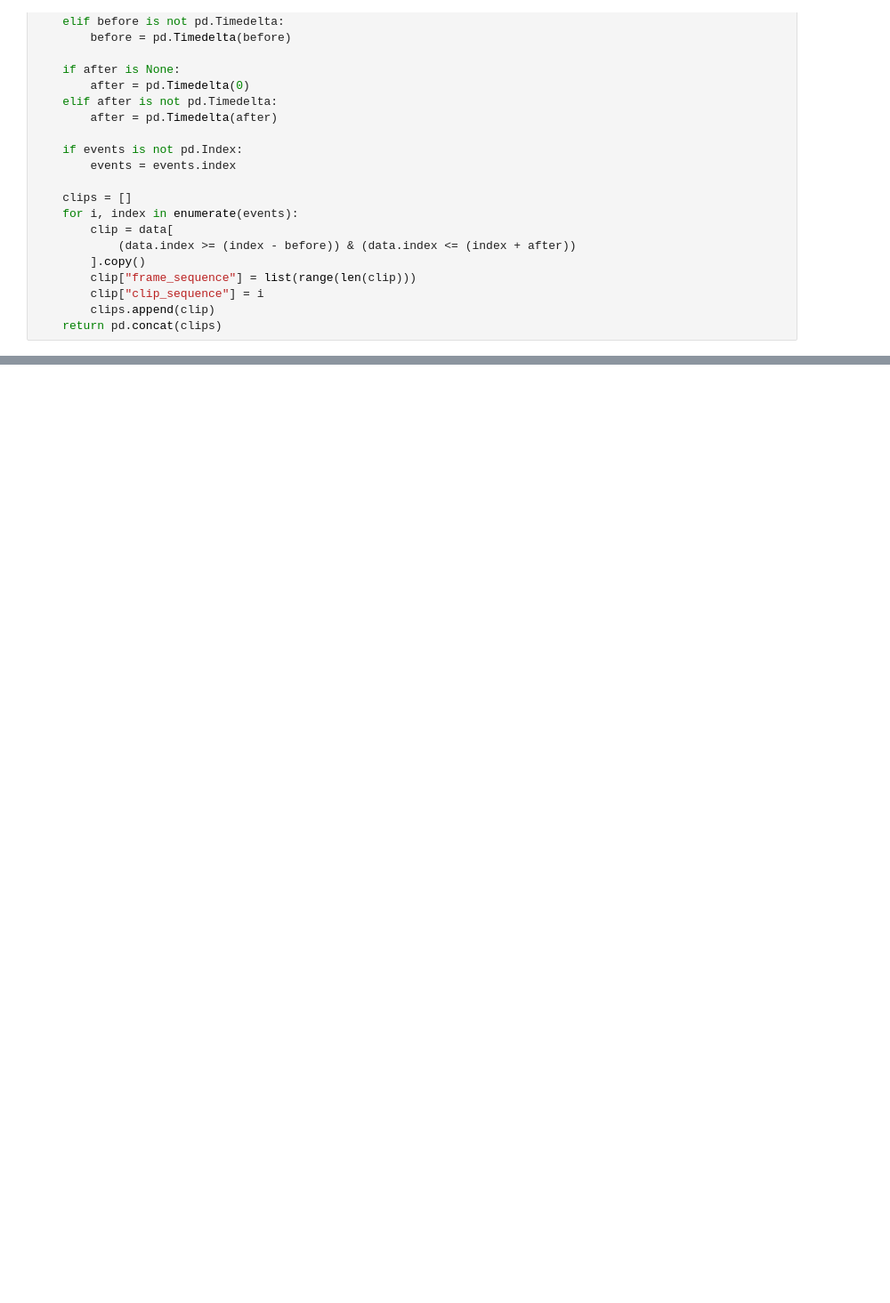
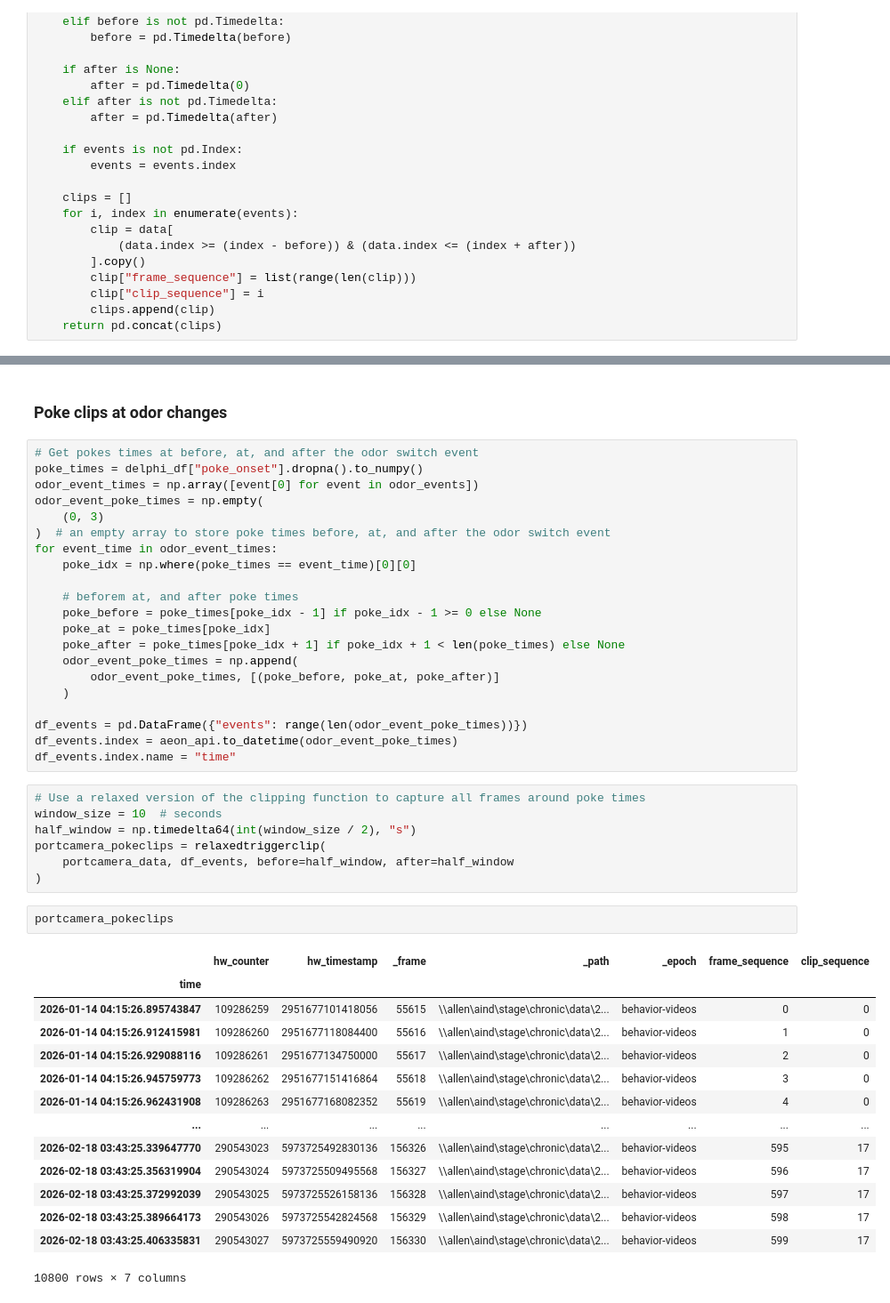
Before and after one commit to goatsofnaxos/Delphi, a Jupyter notebook: analysis/delphi_qc.ipynb, the cells around one changed output, grey strips where cells are left out. Shown at 89% size. Drawn from its saved outputs; the diff is of its cells as text; blank space fills up the shorter version.

```diff
--- a/analysis/delphi_qc.ipynb
+++ b/analysis/delphi_qc.ipynb
@@ -1319,3 +1209,50 @@ def video_export_format(
 
     else:
         raise ValueError("export_mode must be either 'seperate' or 'combined'")
+# %% [markdown]
+### Poke clips at odor changes
+# %%
+# Get pokes times at before, at, and after the odor switch event
+poke_times = delphi_df["poke_onset"].dropna().to_numpy()
+odor_event_times = np.array([event[0] for event in odor_events])
+odor_event_poke_times = np.empty(
+    (0, 3)
+)  # an empty array to store poke times before, at, and after the odor switch event
+for event_time in odor_event_times:
+    poke_idx = np.where(poke_times == event_time)[0][0]
+
+    # beforem at, and after poke times
+    poke_before = poke_times[poke_idx - 1] if poke_idx - 1 >= 0 else None
+    poke_at = poke_times[poke_idx]
+    poke_after = poke_times[poke_idx + 1] if poke_idx + 1 < len(poke_times) else None
+    odor_event_poke_times = np.append(
+        odor_event_poke_times, [(poke_before, poke_at, poke_after)]
+    )
+
+df_events = pd.DataFrame({"events": range(len(odor_event_poke_times))})
+df_events.index = aeon_api.to_datetime(odor_event_poke_times)
+df_events.index.name = "time"
+# %%
+# Use a relaxed version of the clipping function to capture all frames around poke times
+window_size = 10  # seconds
+half_window = np.timedelta64(int(window_size / 2), "s")
+portcamera_pokeclips = relaxedtriggerclip(
+    portcamera_data, df_events, before=half_window, after=half_window
+)
+# %%
+portcamera_pokeclips
+# %% [output]
+|  | hw_counter | hw_timestamp | _frame | _path | _epoch | frame_sequence | clip_sequence |
+| time |  |  |  |  |  |  |  |
+| 2026-01-14 04:15:26.895743847 | 109286259 | 2951677101418056 | 55615 | \\allen\aind\stage\chronic\data\2... | behavior-videos | 0 | 0 |
+| 2026-01-14 04:15:26.912415981 | 109286260 | 2951677118084400 | 55616 | \\allen\aind\stage\chronic\data\2... | behavior-videos | 1 | 0 |
+| 2026-01-14 04:15:26.929088116 | 109286261 | 2951677134750000 | 55617 | \\allen\aind\stage\chronic\data\2... | behavior-videos | 2 | 0 |
+| 2026-01-14 04:15:26.945759773 | 109286262 | 2951677151416864 | 55618 | \\allen\aind\stage\chronic\data\2... | behavior-videos | 3 | 0 |
+| 2026-01-14 04:15:26.962431908 | 109286263 | 2951677168082352 | 55619 | \\allen\aind\stage\chronic\data\2... | behavior-videos | 4 | 0 |
+| ... | ... | ... | ... | ... | ... | ... | ... |
+| 2026-02-18 03:43:25.339647770 | 290543023 | 5973725492830136 | 156326 | \\allen\aind\stage\chronic\data\2... | behavior-videos | 595 | 17 |
+| 2026-02-18 03:43:25.356319904 | 290543024 | 5973725509495568 | 156327 | \\allen\aind\stage\chronic\data\2... | behavior-videos | 596 | 17 |
+| 2026-02-18 03:43:25.372992039 | 290543025 | 5973725526158136 | 156328 | \\allen\aind\stage\chronic\data\2... | behavior-videos | 597 | 17 |
+| 2026-02-18 03:43:25.389664173 | 290543026 | 5973725542824568 | 156329 | \\allen\aind\stage\chronic\data\2... | behavior-videos | 598 | 17 |
+| 2026-02-18 03:43:25.406335831 | 290543027 | 5973725559490920 | 156330 | \\allen\aind\stage\chronic\data\2... | behavior-videos | 599 | 17 |
+10800 rows × 7 columns
```
Also changed, not shown: parts of 32 cells of this notebook.
